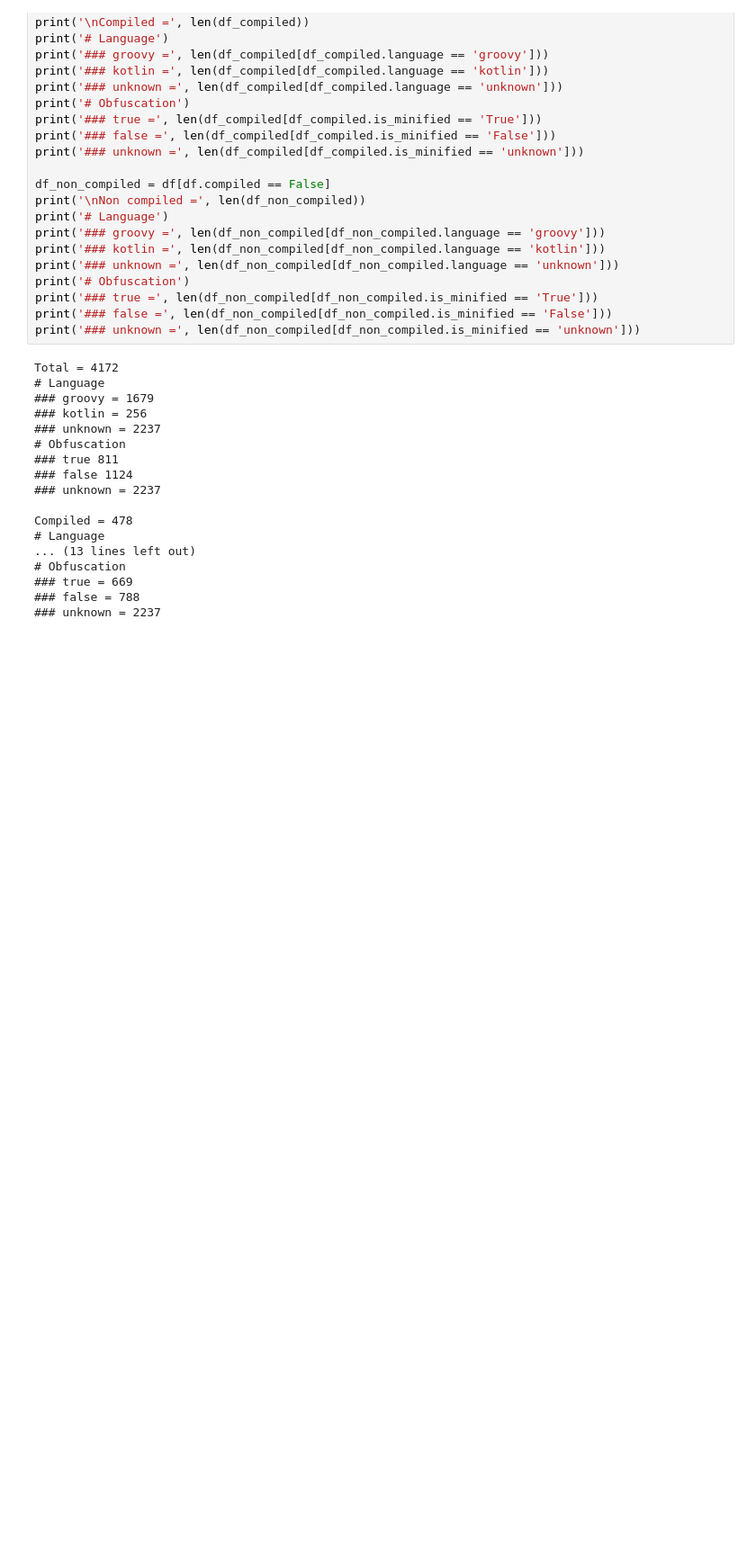
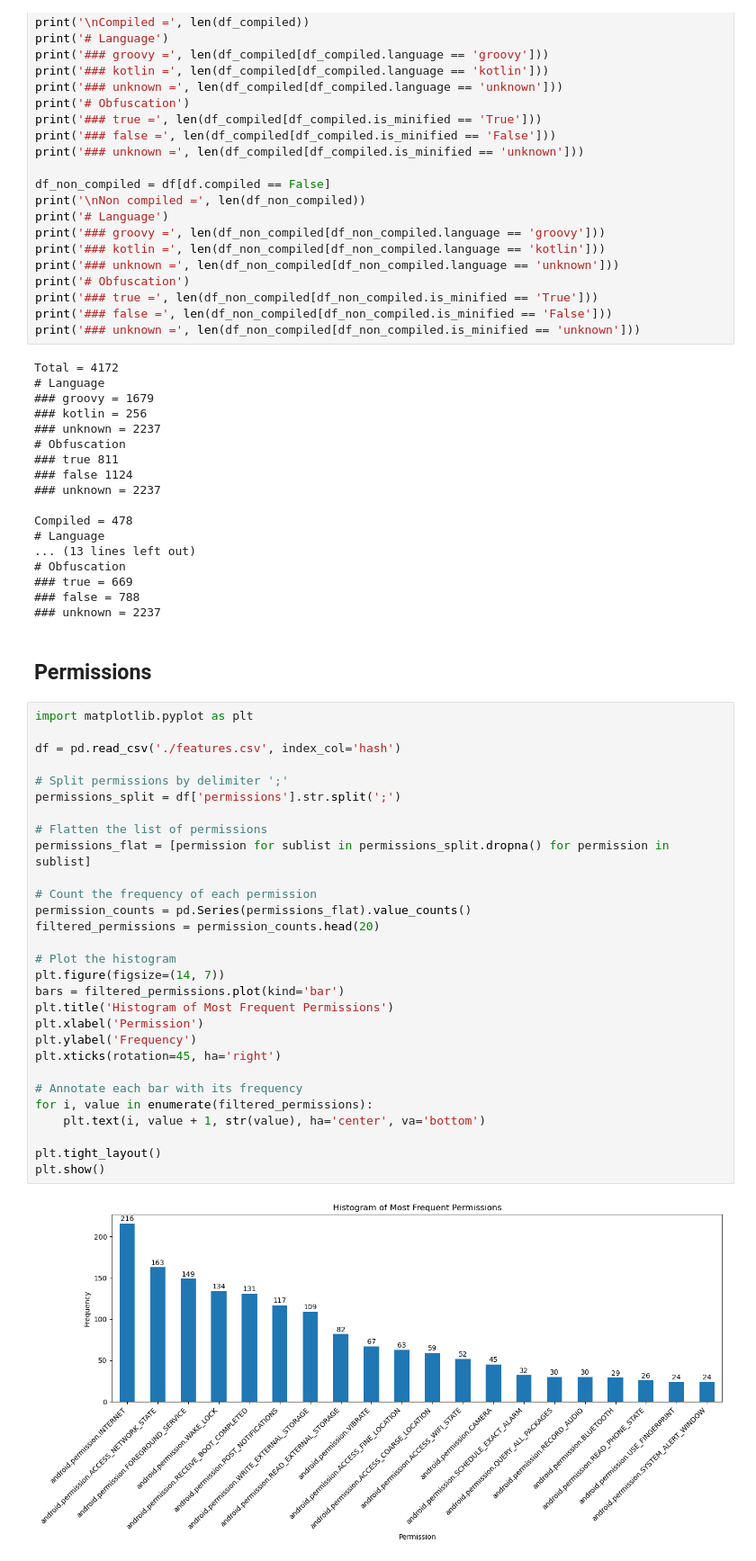
Before and after one commit to carattj/master_thesis, a Jupyter notebook: features_extractor/analysis.ipynb, the cells around one changed output. Shown: that part at 90% size. Drawn from its saved outputs; the diff is of its cells as text; blank space fills up the shorter version.

```diff
--- a/features_extractor/analysis.ipynb
+++ b/features_extractor/analysis.ipynb
@@ -95,3 +101,36 @@ Compiled = 478
 ### true = 669
 ### false = 788
 ### unknown = 2237
+# %% [markdown]
+## Permissions
+# %%
+import matplotlib.pyplot as plt
+
+df = pd.read_csv('./features.csv', index_col='hash')
+
+# Split permissions by delimiter ';'
+permissions_split = df['permissions'].str.split(';')
+
+# Flatten the list of permissions
+permissions_flat = [permission for sublist in permissions_split.dropna() for permission in sublist]
+
+# Count the frequency of each permission
+permission_counts = pd.Series(permissions_flat).value_counts()
+filtered_permissions = permission_counts.head(20)
+
+# Plot the histogram
+plt.figure(figsize=(14, 7))
+bars = filtered_permissions.plot(kind='bar')
+plt.title('Histogram of Most Frequent Permissions')
+plt.xlabel('Permission')
+plt.ylabel('Frequency')
+plt.xticks(rotation=45, ha='right')
+
+# Annotate each bar with its frequency
+for i, value in enumerate(filtered_permissions):
+    plt.text(i, value + 1, str(value), ha='center', va='bottom')
+
+plt.tight_layout()
+plt.show()
+# %% [output]
+[figure, added]
```
Also changed, not shown: parts of 5 cells of this notebook, 2 other files.
